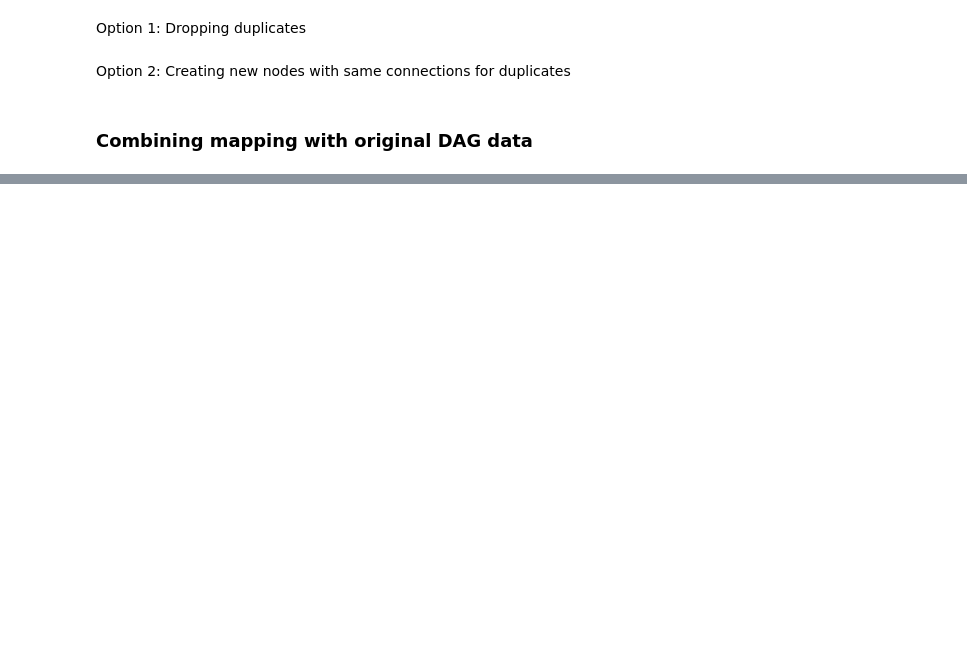
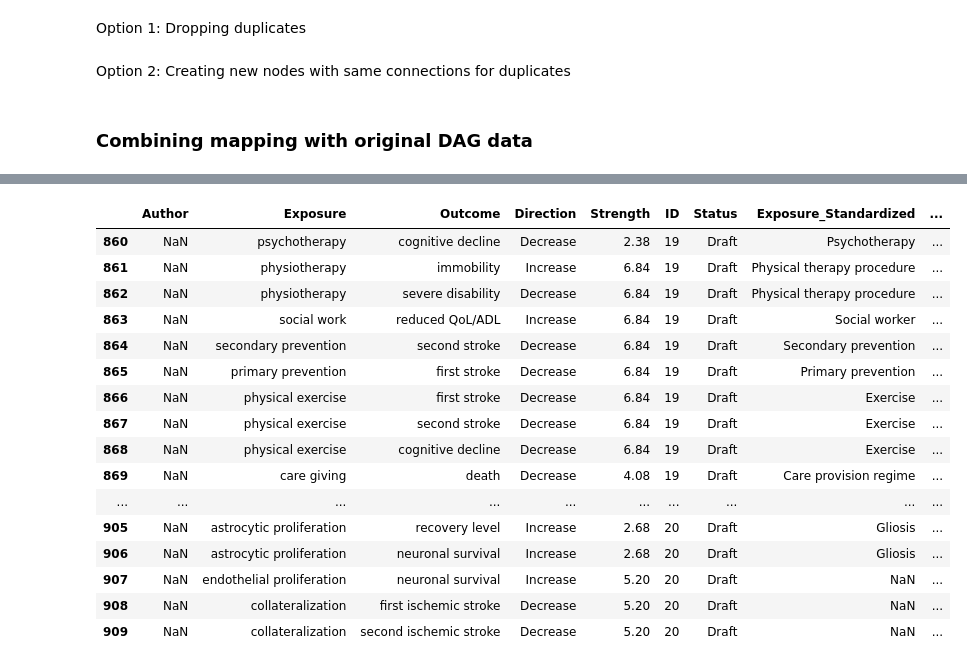
Before and after one commit to leof18/wise-dag, a Jupyter notebook: Standardization/standardize_vocab.ipynb, the cells around one changed output, grey strips where cells are left out. Drawn from its saved outputs; the diff is of its cells as text; code cells hidden in the pictures; blank space fills up the shorter version.

Commit message:
added time

```diff
--- a/Standardization/standardize_vocab.ipynb
+++ b/Standardization/standardize_vocab.ipynb
@@ -155,3 +155,9 @@ Option 2: Creating new nodes with same connections for duplicates
 ### Combining mapping with original DAG data
 # %%
 mapped_terms_dict = mapped_terms_no_dup.set_index('source_code_description')['target_concept_id'].to_dict()
+# %%
+mapped_terms_no_dup['concept_name_plus_time'] = mapped_terms_no_dup.apply(
+    lambda row: f"{row['concept_name']}{row['time']}" if pd.notna(row['time']) else row['concept_name'],
+    axis=1
+)
+mapped_terms_dict2 = mapped_terms_no_dup.set_index('source_code_description')['concept_name_plus_time'].to_dict()
@@ -157,0 +186,5 @@ mapped_terms_dict = mapped_terms_no_dup.set_index('source_code_description')['ta
+# %%
+df2 = df.copy(deep=True)
+df2['Exposure_Standardized'] = df.Exposure.replace(mapped_terms_dict2)
+df2['Outcome_Standardized'] = df.Outcome.replace(mapped_terms_dict2)
+df2.head()
@@ -170,0 +224,20 @@ df.to_csv('../data/DAGs_standardized.csv', index=False)
+# %%
+df2.tail(50)
+# %% [output]
+|  | Author | Exposure | Outcome | Direction | Strength | ID | Status | Exposure_Standardized | ... |
+| 860 | NaN | psychotherapy | cognitive decline | Decrease | 2.38 | 19 | Draft | Psychotherapy | ... |
+| 861 | NaN | physiotherapy | immobility | Increase | 6.84 | 19 | Draft | Physical therapy procedure | ... |
+| 862 | NaN | physiotherapy | severe disability | Decrease | 6.84 | 19 | Draft | Physical therapy procedure | ... |
+| 863 | NaN | social work | reduced QoL/ADL | Increase | 6.84 | 19 | Draft | Social worker | ... |
+| 864 | NaN | secondary prevention | second stroke | Decrease | 6.84 | 19 | Draft | Secondary prevention | ... |
+| 865 | NaN | primary prevention | first stroke | Decrease | 6.84 | 19 | Draft | Primary prevention | ... |
+| 866 | NaN | physical exercise | first stroke | Decrease | 6.84 | 19 | Draft | Exercise | ... |
+| 867 | NaN | physical exercise | second stroke | Decrease | 6.84 | 19 | Draft | Exercise | ... |
+| 868 | NaN | physical exercise | cognitive decline | Decrease | 6.84 | 19 | Draft | Exercise | ... |
+| 869 | NaN | care giving | death | Decrease | 4.08 | 19 | Draft | Care provision regime | ... |
+| ... | ... | ... | ... | ... | ... | ... | ... | ... | ... |
+| 905 | NaN | astrocytic proliferation | recovery level | Increase | 2.68 | 20 | Draft | Gliosis | ... |
+| 906 | NaN | astrocytic proliferation | neuronal survival | Increase | 2.68 | 20 | Draft | Gliosis | ... |
+| 907 | NaN | endothelial proliferation | neuronal survival | Increase | 5.20 | 20 | Draft | NaN | ... |
+| 908 | NaN | collateralization | first ischemic stroke | Decrease | 5.20 | 20 | Draft | NaN | ... |
+| 909 | NaN | collateralization | second ischemic stroke | Decrease | 5.20 | 20 | Draft | NaN | ... |
```
Also changed, not shown: parts of 5 cells of this notebook, 3 other files.
